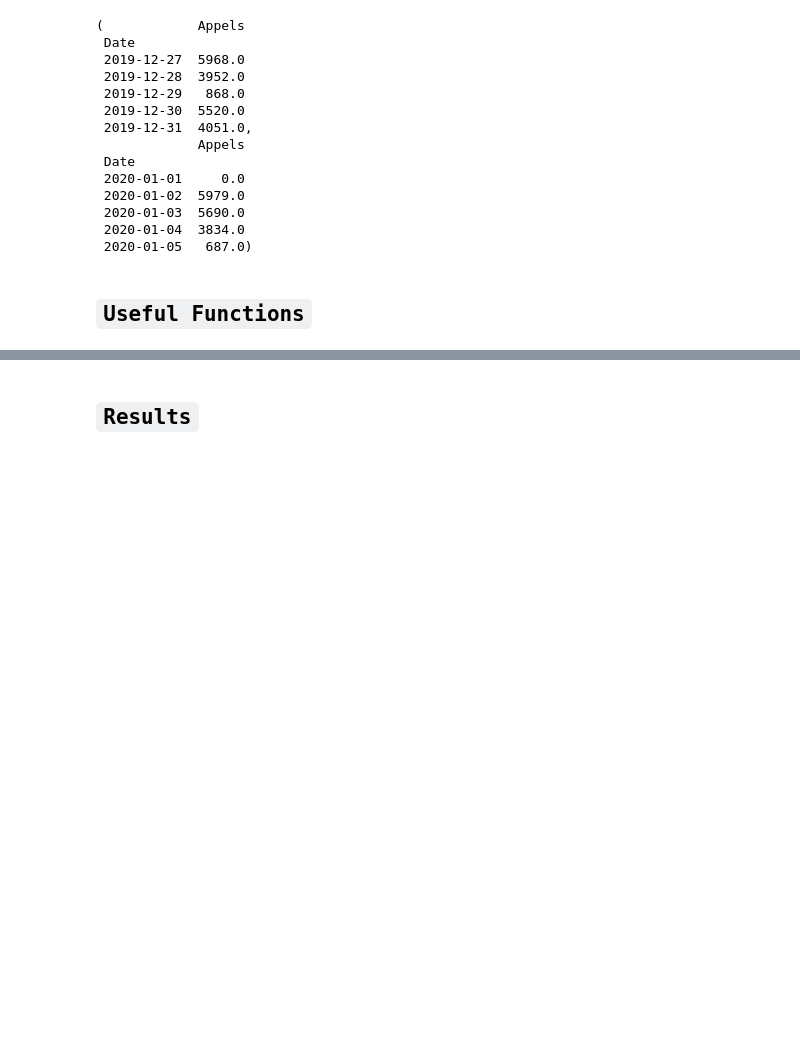
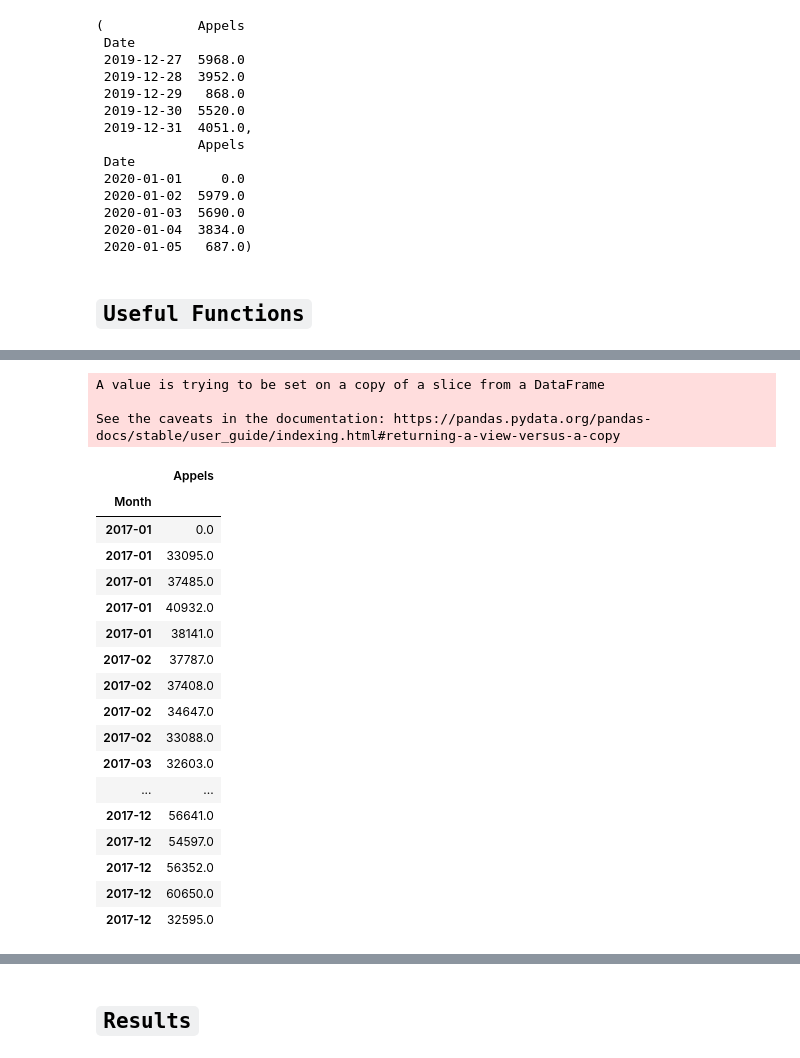
Before and after one commit to GabrielTruong/tsa_decomposition, a Jupyter notebook: model_type.ipynb, the cells around one changed output, grey strips where cells are left out. Cells and saved outputs as stored; diff of their text form; code cells hidden in the pictures; blank space fills up the shorter version.

```diff
--- a/model_type.ipynb
+++ b/model_type.ipynb
@@ -134,0 +191,28 @@ def getBuysBallot(df,period='Y',season='M'):
+# %%
+df_study_2017 = df_study[df_study.index.year==2017]
+df_study_2017.reset_index(inplace=True)
+df_study_2017.drop(columns=['Date'],inplace=True)
+df_study_2017.set_index('Month',inplace=True)
+df_study_2017
+# %% [output]
+A value is trying to be set on a copy of a slice from a DataFrame
+
+See the caveats in the documentation: https://pandas.pydata.org/pandas-docs/stable/user_guide/indexing.html#returning-a-view-versus-a-copy
+|  | Appels |
+| Month |  |
+| 2017-01 | 0.0 |
+| 2017-01 | 33095.0 |
+| 2017-01 | 37485.0 |
+| 2017-01 | 40932.0 |
+| 2017-01 | 38141.0 |
+| 2017-02 | 37787.0 |
+| 2017-02 | 37408.0 |
+| 2017-02 | 34647.0 |
+| 2017-02 | 33088.0 |
+| 2017-03 | 32603.0 |
+| ... | ... |
+| 2017-12 | 56641.0 |
+| 2017-12 | 54597.0 |
+| 2017-12 | 56352.0 |
+| 2017-12 | 60650.0 |
+| 2017-12 | 32595.0 |
```
Also changed, not shown: parts of 4 cells of this notebook.
